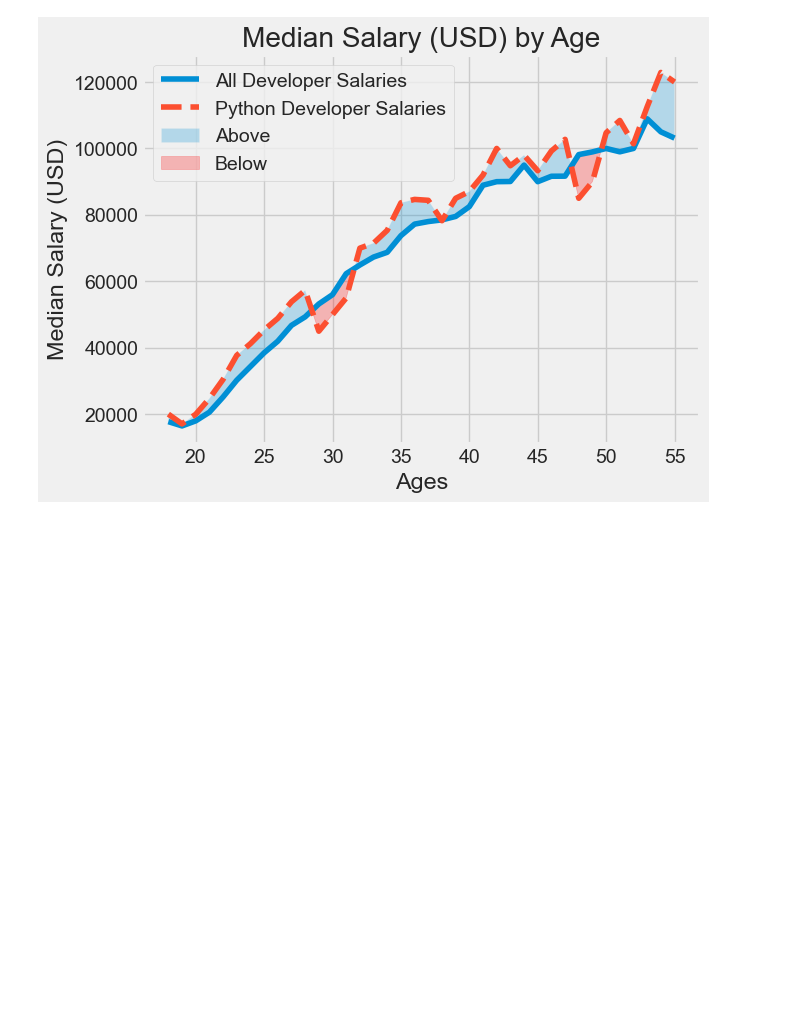
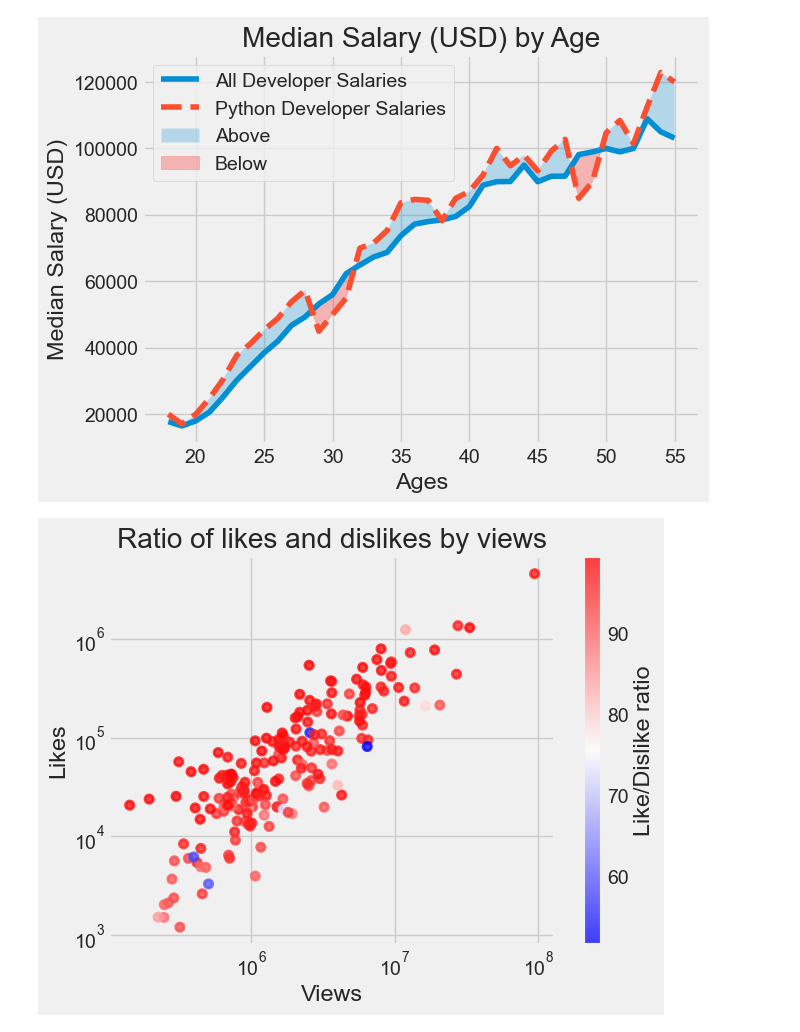
Before and after one commit to youngshayan/Machine-learning-and-AI, a Jupyter notebook: Course/Matplotlib-Learning-1.ipynb, the cells around one changed output. Saved outputs shown, nothing was run; the diff lists cells and outputs as text; code cells hidden in the pictures; blank space fills up the shorter version.

```diff
--- a/Course/Matplotlib-Learning-1.ipynb
+++ b/Course/Matplotlib-Learning-1.ipynb
@@ -202,3 +203,28 @@ plt.title('Median Salary (USD) by Age')
 plt.show()
 # %% [output]
 [figure]
+# %%
+import matplotlib.pyplot as plt
+import pandas as pd
+
+data = pd.read_csv('data4.csv')
+
+view = data['view_count']
+likes = data['likes']
+ratio = data['ratio']
+
+plt.scatter(view, likes,c=ratio,cmap='bwr',linewidths=2,alpha=0.75)
+
+cbar = plt.colorbar()
+cbar.set_label('Like/Dislike ratio')
+# baray inke meghias dorost dar biad log migirim
+plt.xscale('log')
+plt.yscale('log')
+
+plt.title('Ratio of likes and dislikes by views')
+plt.xlabel('Views')
+plt.ylabel('Likes')
+
+plt.show()
+# %% [output]
+[figure, added]
```
Also changed, not shown: parts of 7 cells of this notebook, 3 other files.
